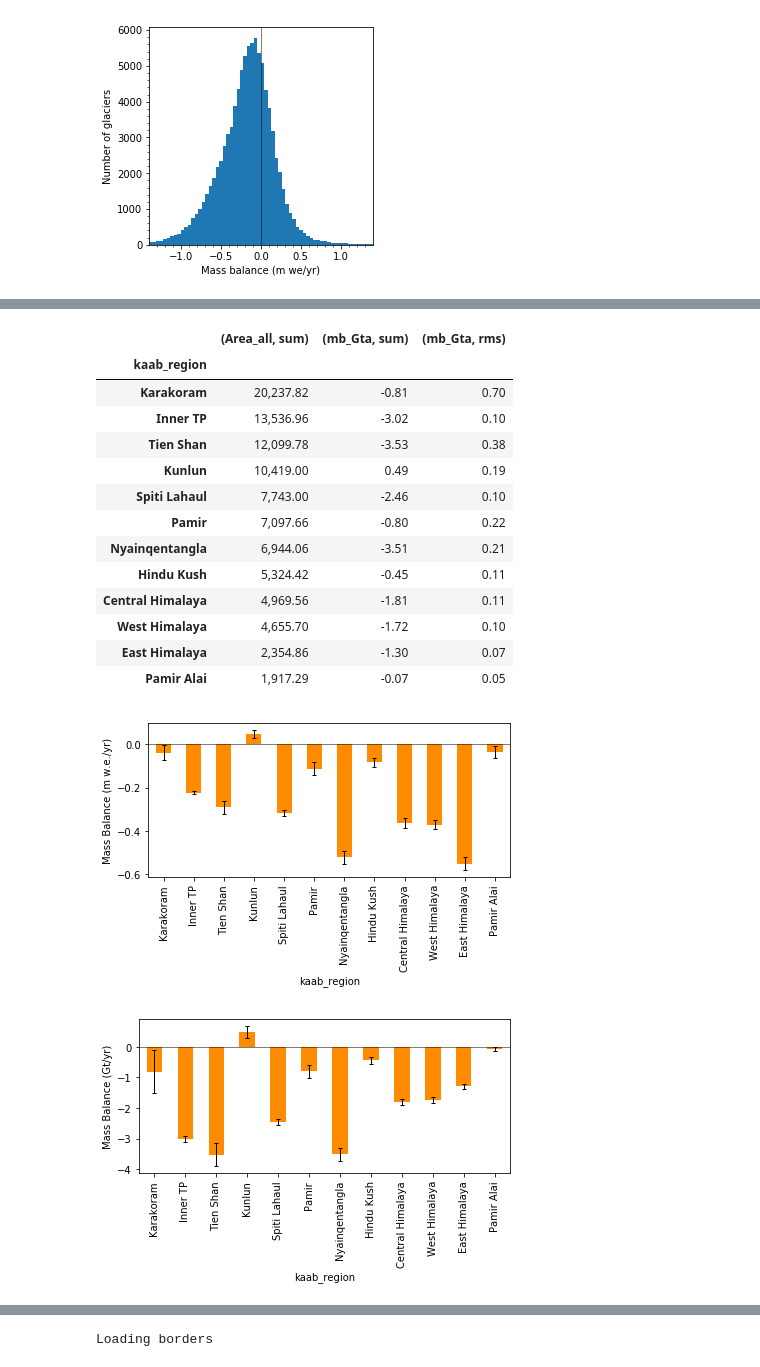
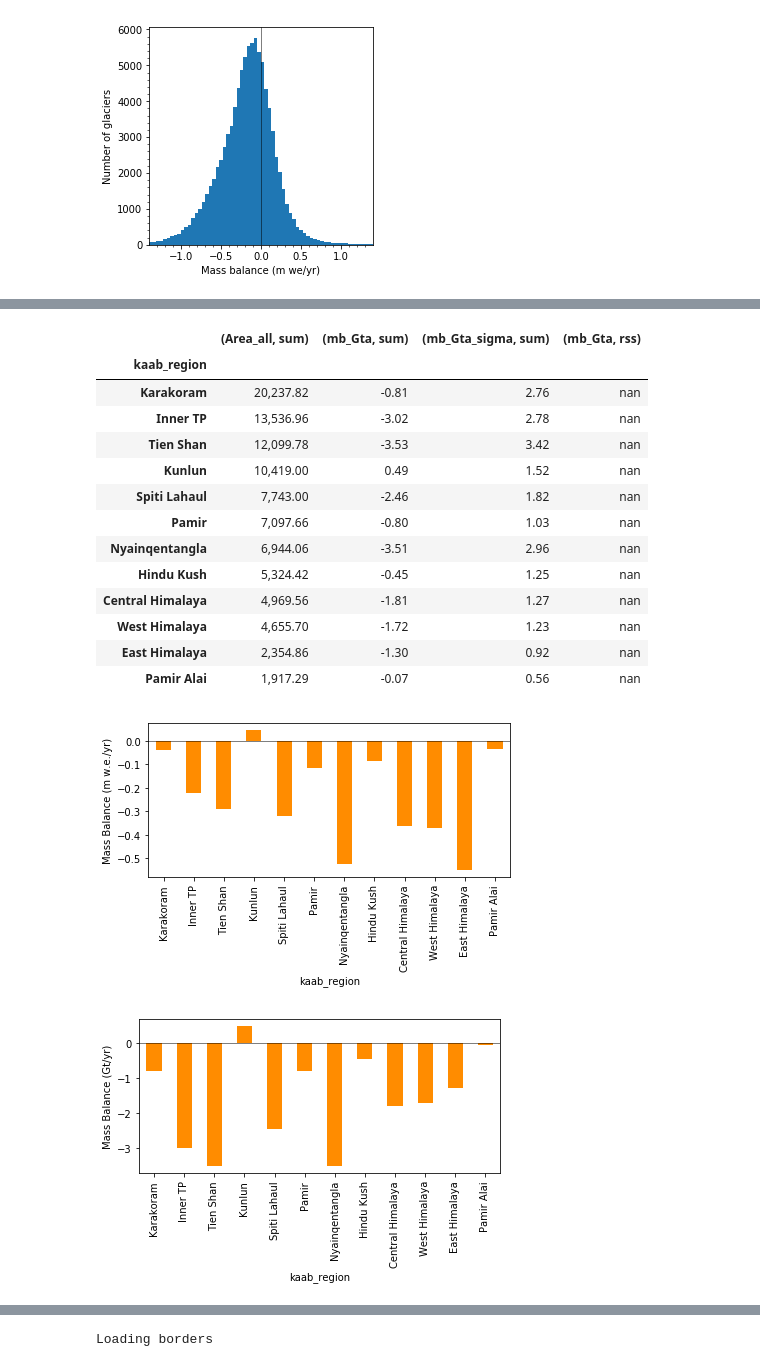
Before and after one commit to dshean/gmbtools, a Jupyter notebook: gmbtools/mb_plot_gpd.ipynb, the cells around one changed output, grey strips where cells are left out. Drawn from its saved outputs; the diff is of its cells as text; code cells hidden in the pictures.

Commit message:
mb_plot_gpd: working notebook prior to submission

```diff
--- a/gmbtools/mb_plot_gpd.ipynb
+++ b/gmbtools/mb_plot_gpd.ipynb
@@ -267,6 +307,7 @@ region_col = 'himap_region'
 basin_col = 'HYBAS_ID'
 qdgc_col = 'qdgc'
 mascon_col = 'mascon'
+hex_col = 'id'
 
 extent = None
 crs = None
@@ -285,6 +326,7 @@ if site == 'hma':
     #http://www.mindland.com/wp/download-qdgc-continents/
     qdgc_shp_fn = '/Users/dshean/data/qdgc/qdgc_asia/qdgc_01_asia.shp'
     mascon_shp_fn = '/Users/dshean/data/grace_mascons/GSFC.glb.200301_201607_v02.4_clip.gpkg'
+    hex_shp_fn = '/Users/dshean/data/hma_hexagons/hma_25km_hexagons.gpkg'
     #This is geopandas crs format
     glac_crs = {u'datum':u'WGS84',u'lat_0':36,u'lat_1':25,u'lat_2':47,u'lon_0':85,u'no_defs':True,u'proj':u'aea',u'units':u'm',u'x_0':0,u'y_0':0}
     #minx, miny, maxx, maxy
@@ -302,3 +344,14 @@ elif site == 'conus':
     extent = [-856800, -789000, 910700, 839400]
 else:
     sys.exit("Site not currently supported")
+# %%
+def proc_rgi(glac_shp_fn, pointgeom=True):
+    glac_df = gpd.read_file(glac_shp_fn)
+    glac_df.shape
+    glac_df.set_index(rgi_col, inplace=True)
+    #Add centroid field - needed for proper partitioning in spatial join
+    if pointgeom:
+        glac_df['centroid_geom'] = gpd.GeoSeries(glac_df.centroid)
+        glac_df['polygon_geom'] = gpd.GeoSeries(glac_df.geometry)
+        glac_df.set_geometry('centroid_geom', inplace=True, drop=True)
+    return glac_df
@@ -438,6 +554,7 @@ mb_df = pd.read_csv(mb_csv_fn)
 mb_df[rgi_col] = 'RGI60-'+mb_df[rgi_col].map('{:08.5f}'.format)
 mb_df.set_index(rgi_col, inplace=True)
 mb_df['mb_Gta'] = mb_df['mb_m3wea']/1E9
+mb_df['mb_Gta_sigma'] = mb_df['mb_m3wea_sigma']/1E9
 mb_df_t1 = mb_df['t1'].mean()
 mb_df_t2 = mb_df['t2'].mean()
 print(mb_df_t1, mb_df_t2)
@@ -532,5 +768,5 @@ glac_df_mb['area_m2'].mean()
 # %%
 if kaab_region_shp_fn is not None:
-    glac_df_mb_kaab_region = aggregate(glac_df, glac_df_mb, kaab_region_df, kaab_region_col)
+    glac_df_mb_kaab_region = spatial_aggregate(glac_df, glac_df_mb, kaab_region_df, kaab_region_col)
 # %%
 if region_shp_fn is not None:
@@ -556,41 +792,46 @@ centroid_x                             659,777.94
 centroid_y                            -187,764.02
 Name: Inner TP, dtype: float64
 # %%
-glac_df_mb_kaab_region[[('Area_all', 'sum'),('mb_Gta', 'sum'),('mb_Gta', 'rms')]]
+glac_df_mb_kaab_region[[('Area_all', 'sum'),('mb_Gta', 'sum'),('mb_Gta_sigma', 'sum'),('mb_Gta', 'rss')]]
 # %% [output]
-|  | (Area_all, sum) | (mb_Gta, sum) | (mb_Gta, rms) |
-| kaab_region |  |  |  |
-| Karakoram | 20,237.82 | -0.81 | 0.70 |
-| Inner TP | 13,536.96 | -3.02 | 0.10 |
-| Tien Shan | 12,099.78 | -3.53 | 0.38 |
-| Kunlun | 10,419.00 | 0.49 | 0.19 |
-| Spiti Lahaul | 7,743.00 | -2.46 | 0.10 |
-| Pamir | 7,097.66 | -0.80 | 0.22 |
-| Nyainqentangla | 6,944.06 | -3.51 | 0.21 |
-| Hindu Kush | 5,324.42 | -0.45 | 0.11 |
-| Central Himalaya | 4,969.56 | -1.81 | 0.11 |
-| West Himalaya | 4,655.70 | -1.72 | 0.10 |
-| East Himalaya | 2,354.86 | -1.30 | 0.07 |
-| Pamir Alai | 1,917.29 | -0.07 | 0.05 |
+|  | (Area_all, sum) | (mb_Gta, sum) | (mb_Gta_sigma, sum) | (mb_Gta, rss) |
+| kaab_region |  |  |  |  |
+| Karakoram | 20,237.82 | -0.81 | 2.76 | nan |
+| Inner TP | 13,536.96 | -3.02 | 2.78 | nan |
+| Tien Shan | 12,099.78 | -3.53 | 3.42 | nan |
+| Kunlun | 10,419.00 | 0.49 | 1.52 | nan |
+| Spiti Lahaul | 7,743.00 | -2.46 | 1.82 | nan |
+| Pamir | 7,097.66 | -0.80 | 1.03 | nan |
+| Nyainqentangla | 6,944.06 | -3.51 | 2.96 | nan |
+| Hindu Kush | 5,324.42 | -0.45 | 1.25 | nan |
+| Central Himalaya | 4,969.56 | -1.81 | 1.27 | nan |
+| West Himalaya | 4,655.70 | -1.72 | 1.23 | nan |
+| East Himalaya | 2,354.86 | -1.30 | 0.92 | nan |
+| Pamir Alai | 1,917.29 | -0.07 | 0.56 | nan |
 # %%
 %matplotlib inline
+mb_tot = glac_df_mb_kaab_region[('mb_m3wea', 'sum')]
+DOF=1
+#err = glac_df_mb_kaab_region[('mb_m3wea_sigma', 'sum')]/DOF
+err = glac_df_mb_kaab_region[('mb_m3wea_sigma', 'rss')]
+
 fig, ax = plt.subplots()
-(glac_df_mb_kaab_region[('mb_m3wea', 'sum')]/glac_df_mb_kaab_region[('area_m2', 'sum')]).plot.bar(yerr=glac_df_mb_kaab_region[('mb_m3wea_sigma', 'rms')]/glac_df_mb_kaab_region[('area_m2', 'sum')], ax=ax, color='darkorange', error_kw=dict(ecolor='k', lw=1, capsize=2, capthick=1))
+(mb_tot/glac_df_mb_kaab_region[('area_m2', 'sum')]).plot.bar(yerr=err/glac_df_mb_kaab_region[('area_m2', 'sum')], ax=ax, color='darkorange', error_kw=dict(ecolor='k', lw=1, capsize=2, capthick=1))
 ax.axhline(0, color='k', lw=0.5)
 ax.set_ylabel('Mass Balance (m w.e./yr)')
 plt.tight_layout()
 fig_fn = os.path.splitext(glac_shp_join_fn)[0]+'_kaab_region_mwea_bar.png'
 fig.savefig(fig_fn, dpi=300, pad_inches=0)
 
 fig, ax = plt.subplots()
-(glac_df_mb_kaab_region[('mb_m3wea', 'sum')]/1E9).plot.bar(yerr=glac_df_mb_kaab_region[('mb_m3wea_sigma', 'rms')]/1E9, ax=ax, color='darkorange', error_kw=dict(ecolor='k', lw=1, capsize=2, capthick=1))
+(mb_tot/1E9).plot.bar(yerr=err/1E9, ax=ax, color='darkorange', error_kw=dict(ecolor='k', lw=1, capsize=2, capthick=1))
 ax.axhline(0, color='k', lw=0.5)
 ax.set_ylabel('Mass Balance (Gt/yr)')
 plt.tight_layout()
 fig_fn = os.path.splitext(glac_shp_join_fn)[0]+'_kaab_region_Gta_bar.png'
 fig.savefig(fig_fn, dpi=300, pad_inches=0)
 # %% [output]
-[figure, old version]
+[figure, new version]
-[figure, old version]
+[figure, new version]
 # %%
 if mascon_shp_fn is not None:
```
Also changed, not shown: parts of 72 cells of this notebook.
